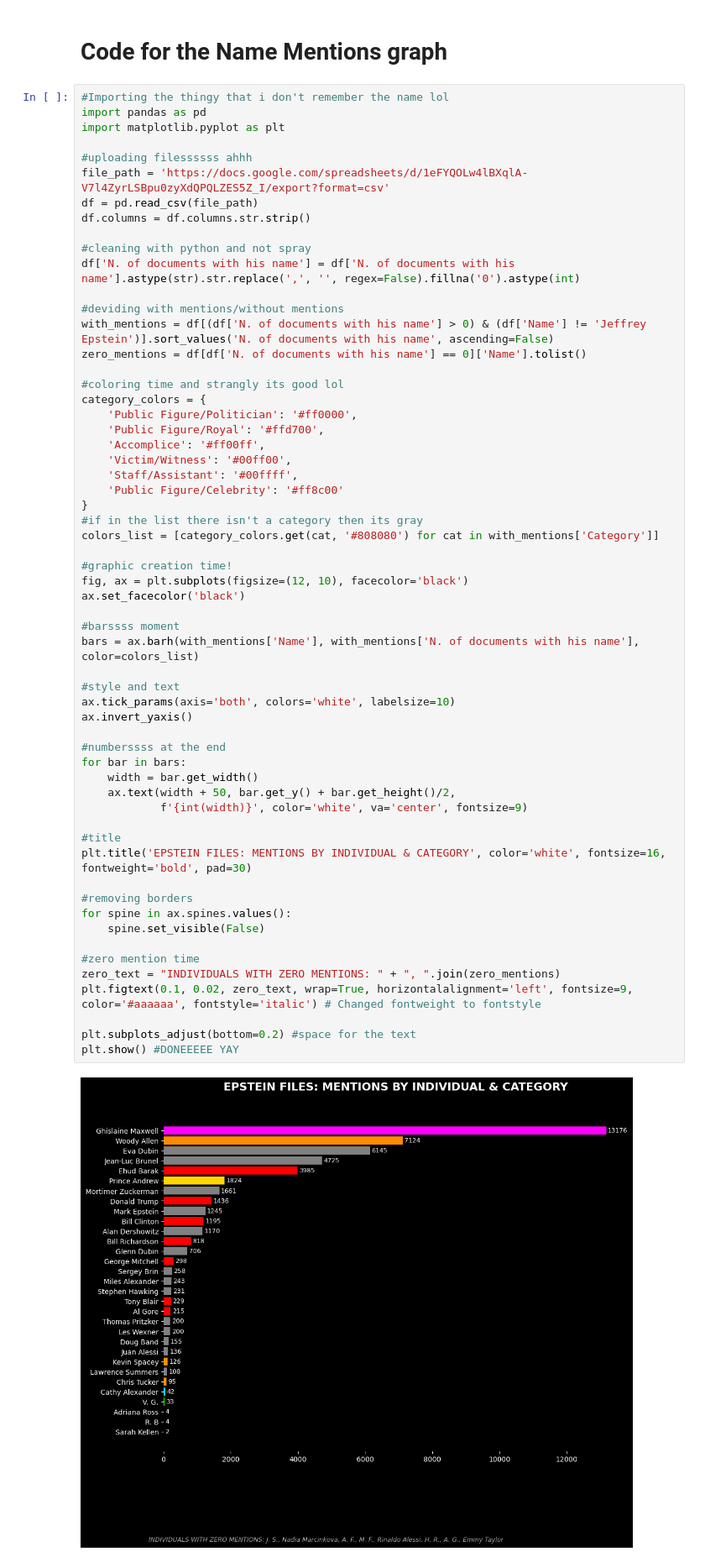
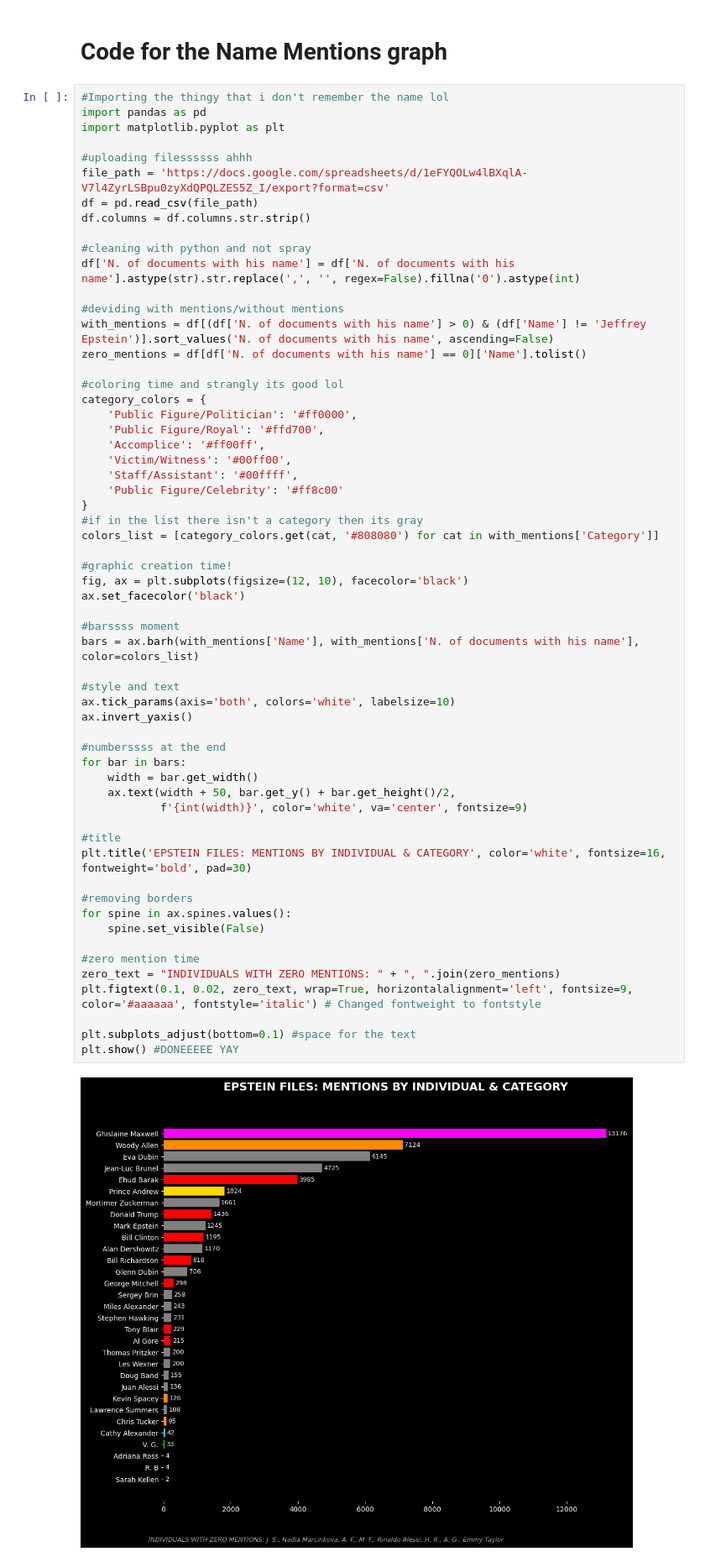
Before and after one commit to PiedinoTimido/EpsteinName, a Jupyter notebook: Epstein_name.ipynb, the cells around one changed output. Shown at 84% size. Saved outputs shown, nothing was run; the diff lists cells and outputs as text.

```diff
--- a/Epstein_name.ipynb
+++ b/Epstein_name.ipynb
@@ -79,32 +79,32 @@ colors_list = [category_colors.get(cat, '#808080') for cat in with_mentions['Cat
 #graphic creation time!
 fig, ax = plt.subplots(figsize=(12, 10), facecolor='black')
 ax.set_facecolor('black')
 
 #barssss moment
 bars = ax.barh(with_mentions['Name'], with_mentions['N. of documents with his name'], color=colors_list)
 
 #style and text
 ax.tick_params(axis='both', colors='white', labelsize=10)
 ax.invert_yaxis()
 
 #numberssss at the end
 for bar in bars:
     width = bar.get_width()
     ax.text(width + 50, bar.get_y() + bar.get_height()/2,
             f'{int(width)}', color='white', va='center', fontsize=9)
 
 #title
 plt.title('EPSTEIN FILES: MENTIONS BY INDIVIDUAL & CATEGORY', color='white', fontsize=16, fontweight='bold', pad=30)
 
 #removing borders
 for spine in ax.spines.values():
     spine.set_visible(False)
 
 #zero mention time
 zero_text = "INDIVIDUALS WITH ZERO MENTIONS: " + ", ".join(zero_mentions)
 plt.figtext(0.1, 0.02, zero_text, wrap=True, horizontalalignment='left', fontsize=9, color='#aaaaaa', fontstyle='italic') # Changed fontweight to fontstyle
 
-plt.subplots_adjust(bottom=0.2) #space for the text
+plt.subplots_adjust(bottom=0.1) #space for the text
 plt.show() #DONEEEEE YAY
 # %% [output]
-[figure, old version]
+[figure, new version]
```
